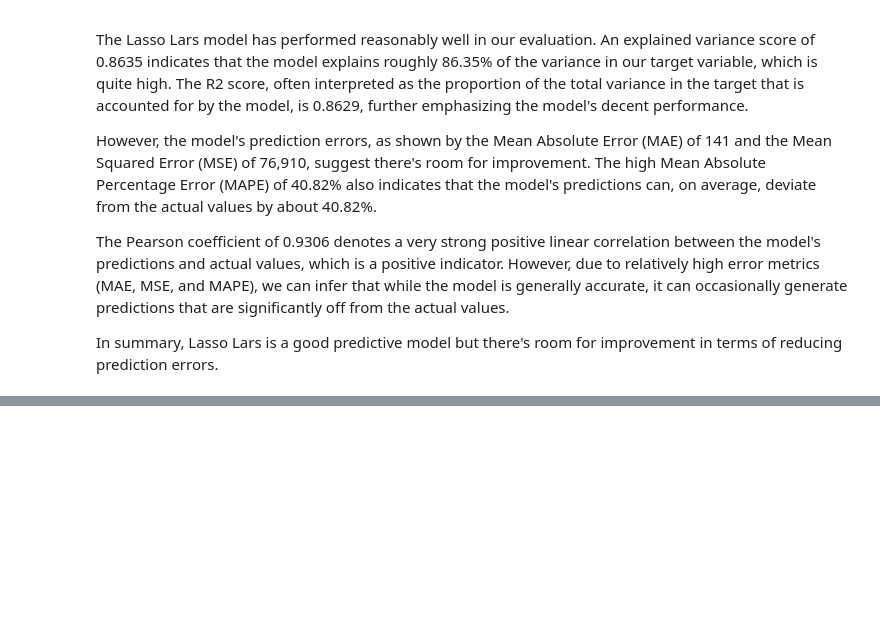
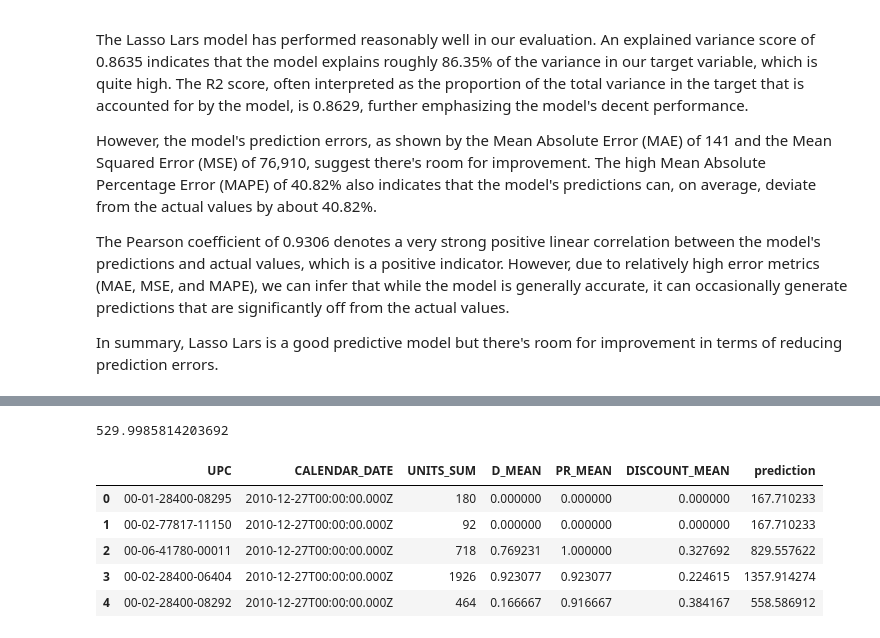
Before and after one commit to mistermakc/demand-prediction, a Jupyter notebook: model/regression-model.ipynb, the cells around one changed output, grey strips where cells are left out. Drawn from its saved outputs; the diff is of its cells as text; code cells hidden in the pictures; blank space fills up the shorter version.

```diff
--- a/model/regression-model.ipynb
+++ b/model/regression-model.ipynb
@@ -967,0 +995,13 @@ In summary, Lasso Lars is a good predictive model but there's room for improveme
+# %%
+promo_prediction_df["prediction"].mean()
+# %% [output]
+529.9985814203692
+# %%
+promo_prediction_df.head()
+# %% [output]
+|  | UPC | CALENDAR_DATE | UNITS_SUM | D_MEAN | PR_MEAN | DISCOUNT_MEAN | prediction |
+| 0 | 00-01-28400-08295 | 2010-12-27T00:00:00.000Z | 180 | 0.000000 | 0.000000 | 0.000000 | 167.710233 |
+| 1 | 00-02-77817-11150 | 2010-12-27T00:00:00.000Z | 92 | 0.000000 | 0.000000 | 0.000000 | 167.710233 |
+| 2 | 00-06-41780-00011 | 2010-12-27T00:00:00.000Z | 718 | 0.769231 | 1.000000 | 0.327692 | 829.557622 |
+| 3 | 00-02-28400-06404 | 2010-12-27T00:00:00.000Z | 1926 | 0.923077 | 0.923077 | 0.224615 | 1357.914274 |
+| 4 | 00-02-28400-08292 | 2010-12-27T00:00:00.000Z | 464 | 0.166667 | 0.916667 | 0.384167 | 558.586912 |
```
Also changed, not shown: parts of 7 cells of this notebook.
